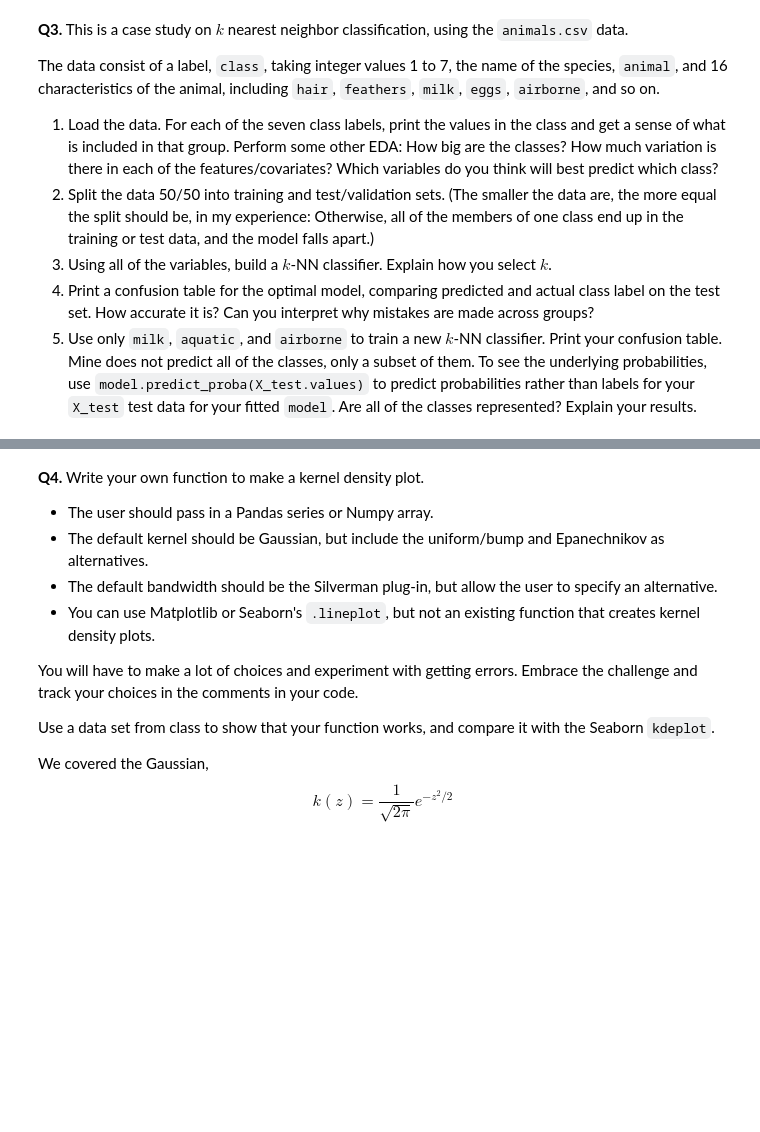
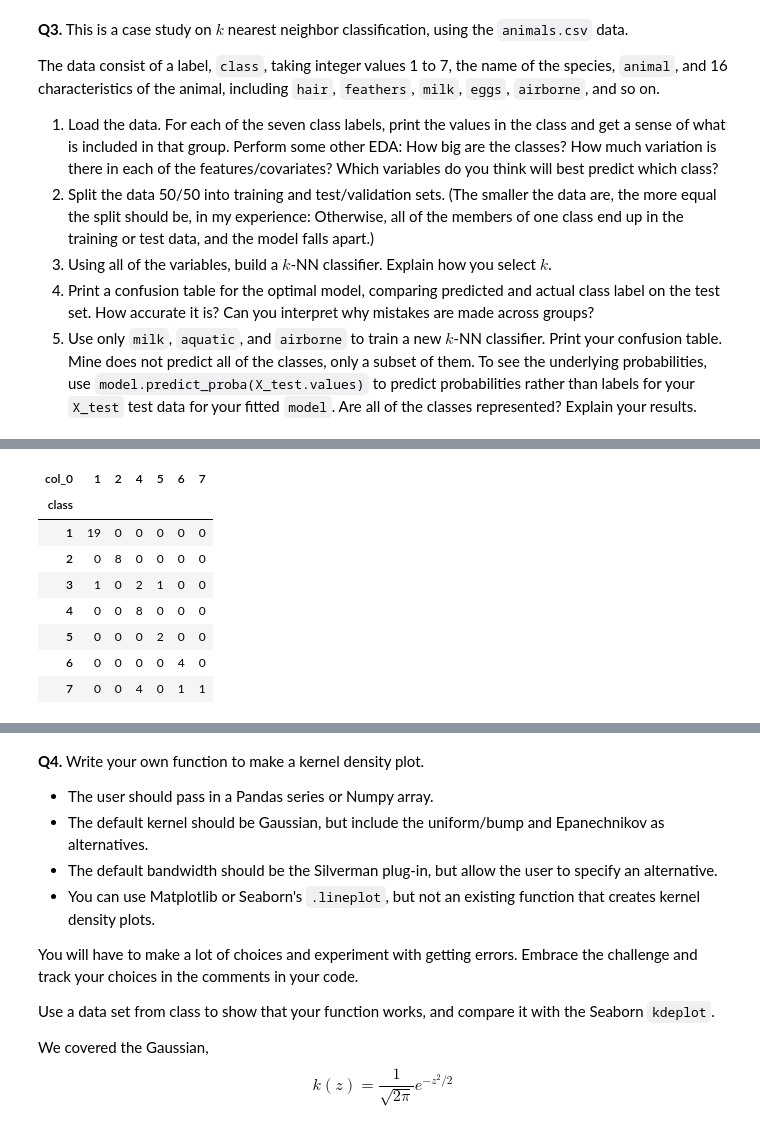
Before and after one commit to btw257-ui/KNN, a Jupyter notebook: assignment/assignment.ipynb, the cells around one changed output, grey strips where cells are left out. Cells and saved outputs as stored; diff of their text form; code cells hidden in the pictures; blank space fills up the shorter version.

```diff
--- a/assignment/assignment.ipynb
+++ b/assignment/assignment.ipynb
@@ -145,0 +225,17 @@ The data consist of a label, `class`, taking integer values 1 to 7, the name of
+# %%
+#part 5
+model = KNeighborsClassifier(n_neighbors=3)
+fitted_model = model.fit(X_train1,y_train1)
+y_hat = fitted_model.predict(X_test1)
+pd.crosstab(y_test1,y_hat)
+#the model is very accurate at class 1 & 2, but seeems to struggle more with the others, often predicitng a class 7 as a class 4
+# %% [output]
+| col_0 | 1 | 2 | 4 | 5 | 6 | 7 |
+| class |  |  |  |  |  |  |
+| 1 | 19 | 0 | 0 | 0 | 0 | 0 |
+| 2 | 0 | 8 | 0 | 0 | 0 | 0 |
+| 3 | 1 | 0 | 2 | 1 | 0 | 0 |
+| 4 | 0 | 0 | 8 | 0 | 0 | 0 |
+| 5 | 0 | 0 | 0 | 2 | 0 | 0 |
+| 6 | 0 | 0 | 0 | 0 | 4 | 0 |
+| 7 | 0 | 0 | 4 | 0 | 1 | 1 |
```
Also changed, not shown: parts of 5 cells of this notebook.
